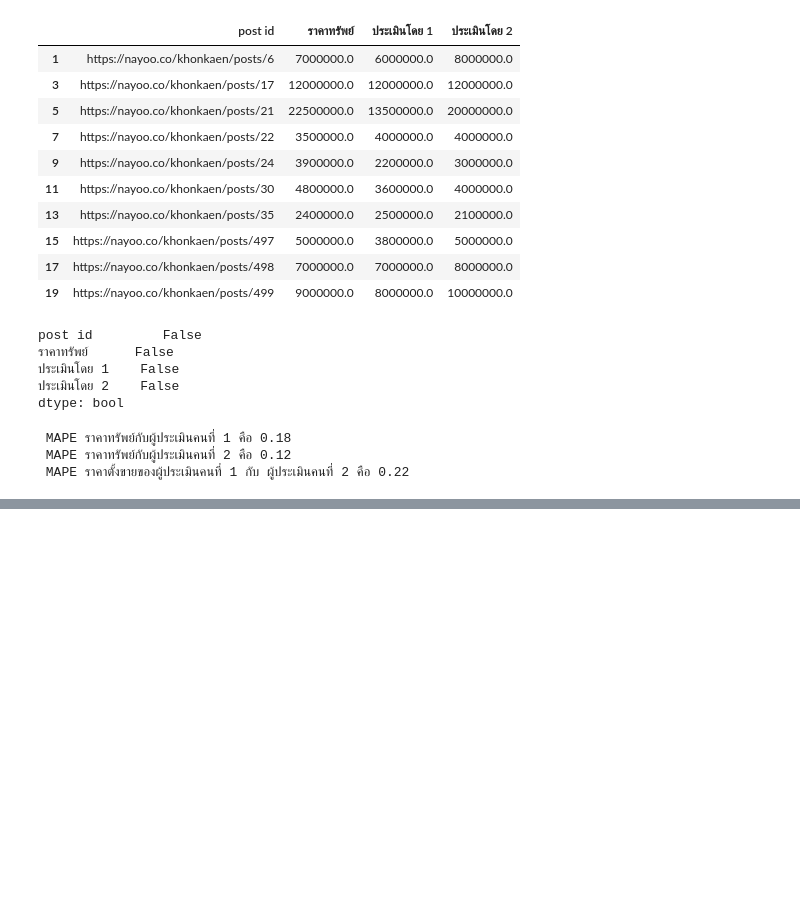
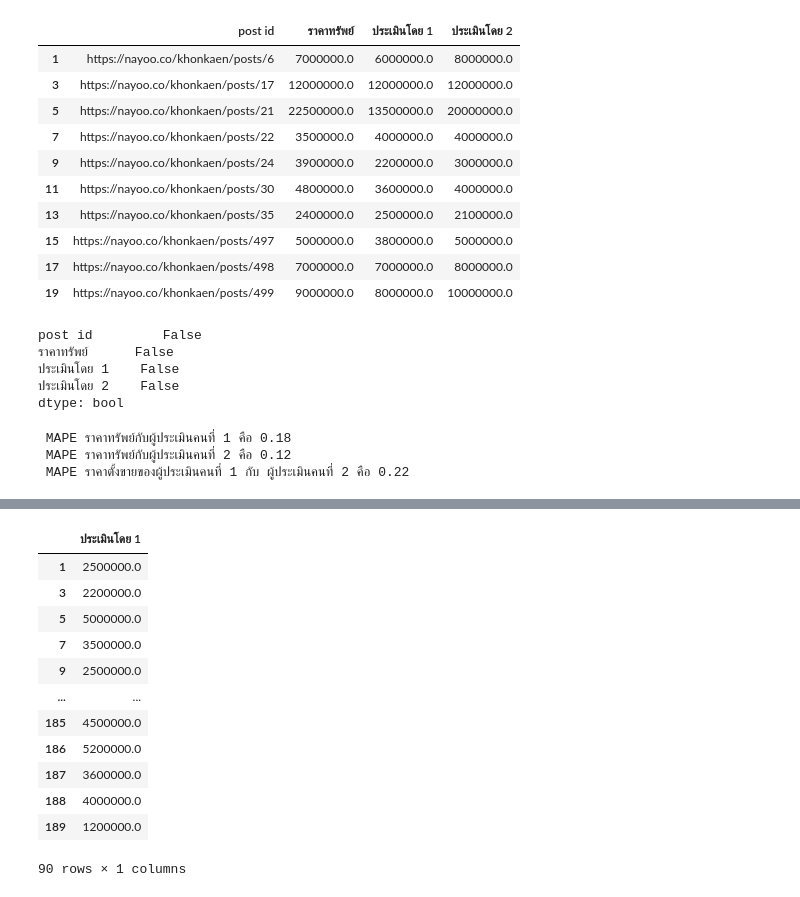
Before and after one commit to bunnybbear/bsc_dpdm22, a Jupyter notebook: [dataprep1]_property_estimator.ipynb, the cells around one changed output, grey strips where cells are left out. Saved outputs shown, nothing was run; the diff lists cells and outputs as text; code cells hidden in the pictures; blank space fills up the shorter version.

```diff
--- a/[dataprep1]_property_estimator.ipynb
+++ b/[dataprep1]_property_estimator.ipynb
@@ -663,0 +658,17 @@ print(f' MAPE ราคาทรัพย์กับผู้ประเมิ
+# %%
+a = AddH[['ประเมินโดย 1']]
+a
+# %% [output]
+|  | ประเมินโดย 1 |
+| 1 | 2500000.0 |
+| 3 | 2200000.0 |
+| 5 | 5000000.0 |
+| 7 | 3500000.0 |
+| 9 | 2500000.0 |
+| ... | ... |
+| 185 | 4500000.0 |
+| 186 | 5200000.0 |
+| 187 | 3600000.0 |
+| 188 | 4000000.0 |
+| 189 | 1200000.0 |
+90 rows × 1 columns
```
Also changed, not shown: parts of 18 cells of this notebook.
